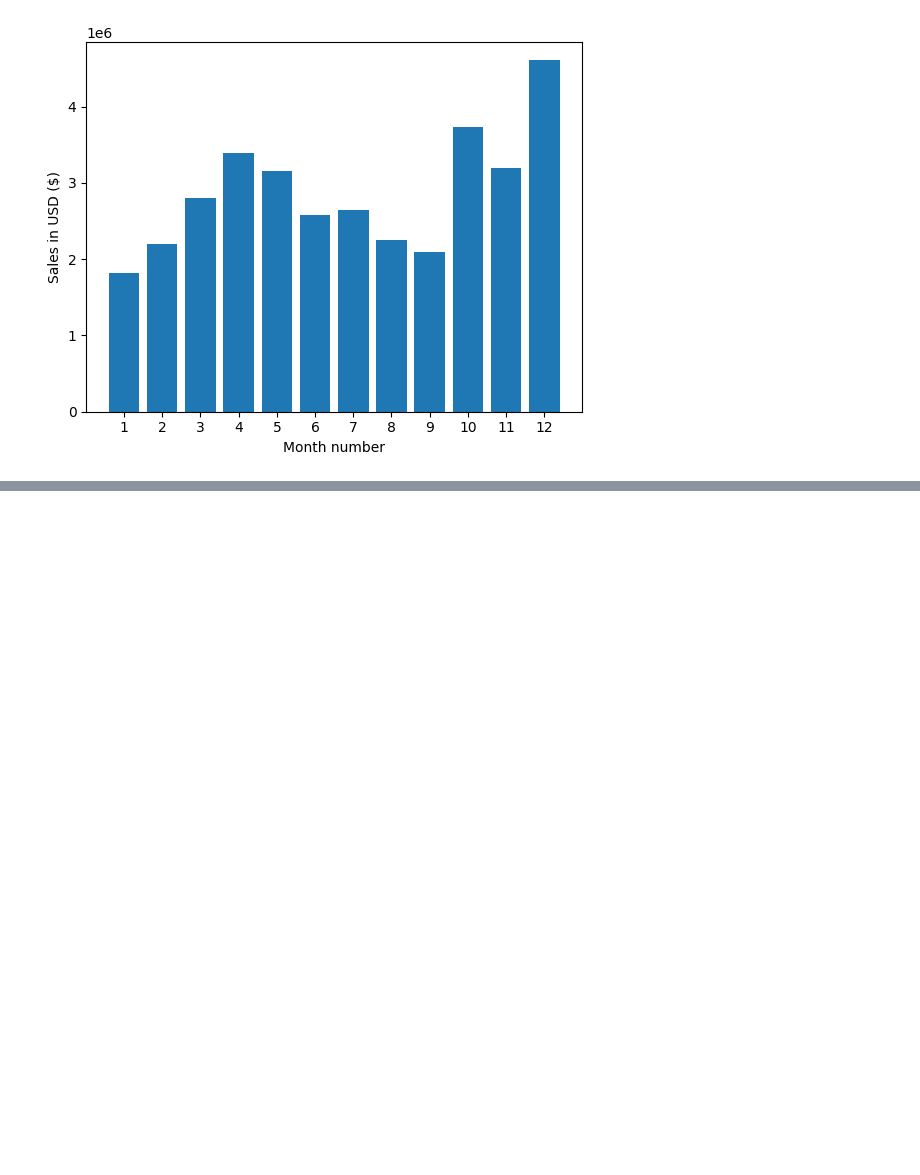
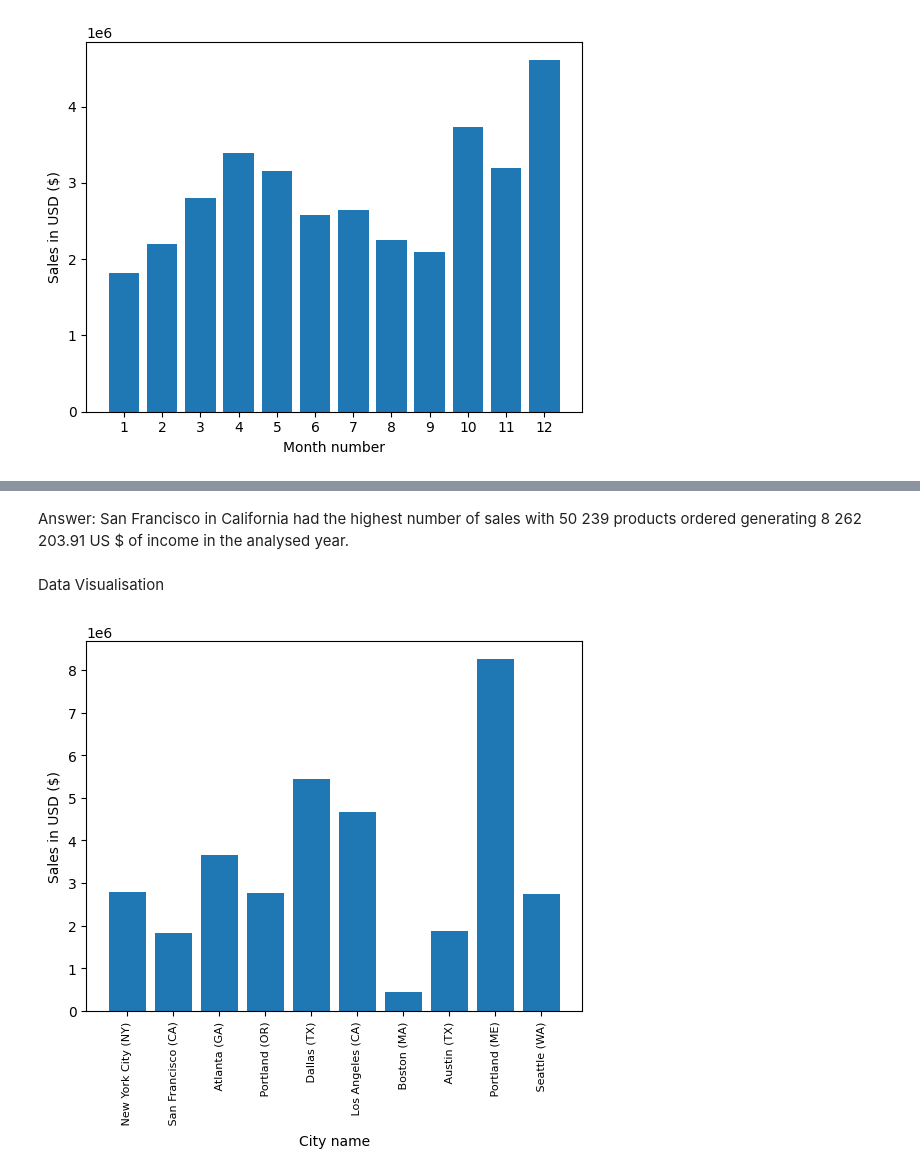
Before and after one commit to lepiej/Sales-Data-Science-Analysis, a Jupyter notebook: SalesAnalysis/Analysis.ipynb, the cells around one changed output, grey strips where cells are left out. Saved outputs shown, nothing was run; the diff lists cells and outputs as text; code cells hidden in the pictures; blank space fills up the shorter version.

```diff
--- a/SalesAnalysis/Analysis.ipynb
+++ b/SalesAnalysis/Analysis.ipynb
@@ -59,0 +99,3 @@ all_data.head()
+# %%
+### clean
+all_data.dropna(inplace=True)
@@ -105,0 +176,14 @@ plt.show()
+# %%
+all_data['Purchase Address'] = all_data['Purchase Address'].astype(str)
+
+### extract city name
+def get_city(address):
+    return address.split(',')[1]
+
+### extract state without zip code
+def get_state(address):
+    return address.split(',')[2].split(' ')[1]
+
+### create City column and combine functions above
+all_data['City'] = all_data['Purchase Address'].apply(lambda x: get_city(x) + ' (' + get_state(x) + ')')
+all_data.head()
@@ -105,0 +199,3 @@ plt.show()
+# %%
+results = all_data.groupby('City').sum(numeric_only=True)
+results
@@ -105,0 +215,17 @@ plt.show()
+# %% [markdown]
+Answer: San Francisco in California had the highest number of sales with 50 239 products ordered generating 8 262 203.91 US $ of income in the analysed year.
+# %% [markdown]
+Data Visualisation
+# %%
+import matplotlib.pyplot as plt
+
+cities = all_data['City'].unique()
+sales =
+
+plt.bar(cities, results['Sales'])
+plt.xticks(cities, rotation='vertical', size=8)
+plt.ylabel('Sales in USD ($)')
+plt.xlabel('City name')
+plt.show()
+# %% [output]
+[figure, added]
```
Also changed, not shown: parts of 11 cells of this notebook, 1 other file.
